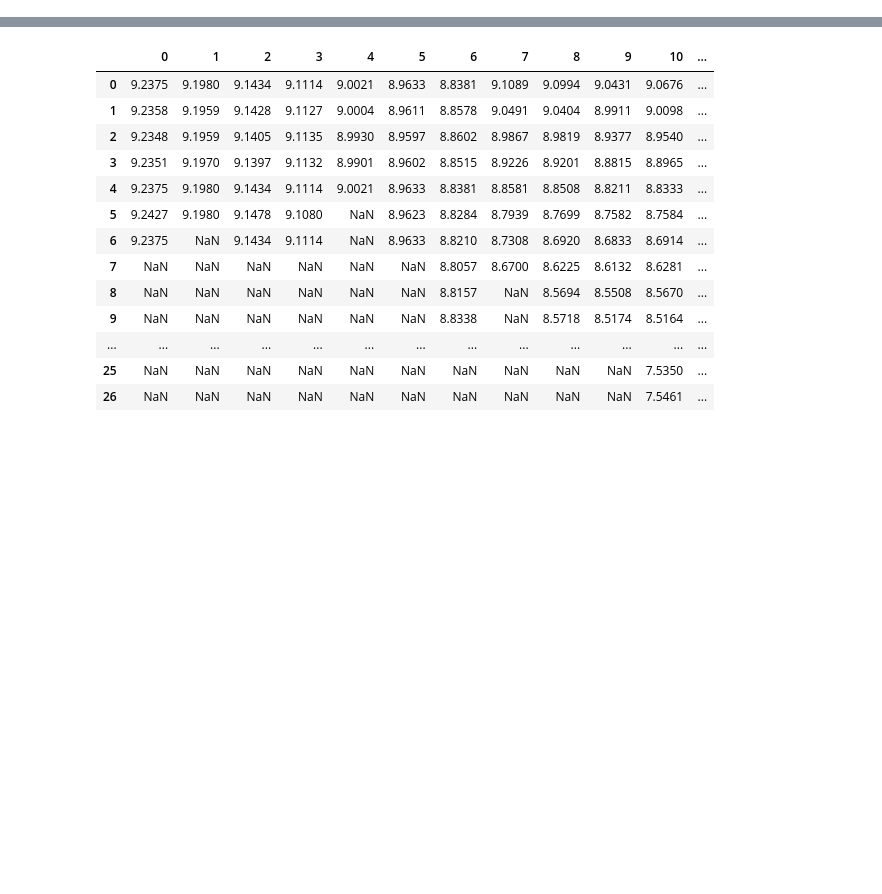
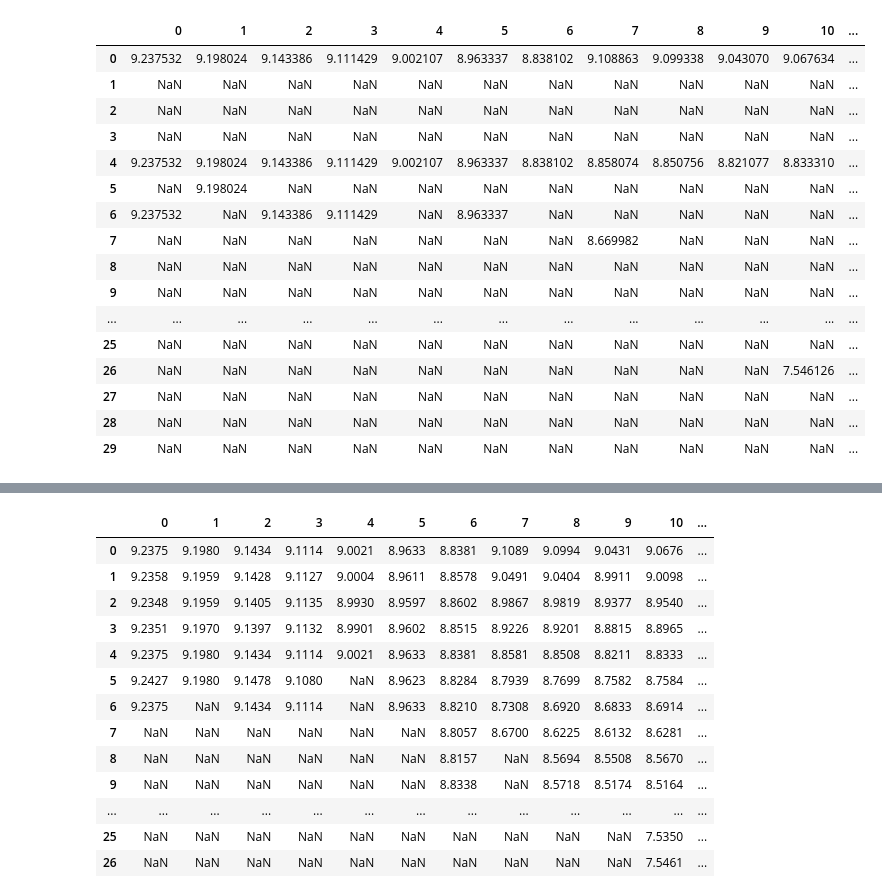
Before and after one commit to NTNUSmartWater/DigiH2O-Platform, a Jupyter notebook: process.ipynb, the cells around one changed output, grey strips where cells are left out. Saved outputs shown, nothing was run; the diff lists cells and outputs as text; code cells hidden in the pictures; blank space fills up the shorter version.

```diff
--- a/process.ipynb
+++ b/process.ipynb
@@ -39,5 +58,6 @@ Data variables: (12/22)
 # %%
-query, time_column, data_, key = 'mesh2d_IM1', 'nTimesDlwq', waq_map, 'waq'
-ids = [1, 0, 5, 4, 3, 7, 6]
-name = functions.variablesNames.get(query, query)
-arr = data_[name].values[:, ids, :]
+arr_hyd = hyd_map['mesh2d_tem1'].values
+mask_all_nan_hyd = np.isnan(arr_hyd).all(axis=(0, 2))
+arr_filtered_hyd = arr_hyd[:, ~mask_all_nan_hyd, :]
+removed_indices = np.where(mask_all_nan_hyd)[0]
+arr_filtered_hyd
@@ -63,0 +98,20 @@ array([[[0.00000000e+00, 0.00000000e+00, 0.00000000e+00, ...,
+# %%
+pd.DataFrame(arr).head(30)
+# %% [output]
+|  | 0 | 1 | 2 | 3 | 4 | 5 | 6 | 7 | 8 | 9 | 10 | ... |
+| 0 | 9.237532 | 9.198024 | 9.143386 | 9.111429 | 9.002107 | 8.963337 | 8.838102 | 9.108863 | 9.099338 | 9.043070 | 9.067634 | ... |
+| 1 | NaN | NaN | NaN | NaN | NaN | NaN | NaN | NaN | NaN | NaN | NaN | ... |
+| 2 | NaN | NaN | NaN | NaN | NaN | NaN | NaN | NaN | NaN | NaN | NaN | ... |
+| 3 | NaN | NaN | NaN | NaN | NaN | NaN | NaN | NaN | NaN | NaN | NaN | ... |
+| 4 | 9.237532 | 9.198024 | 9.143386 | 9.111429 | 9.002107 | 8.963337 | 8.838102 | 8.858074 | 8.850756 | 8.821077 | 8.833310 | ... |
+| 5 | NaN | 9.198024 | NaN | NaN | NaN | NaN | NaN | NaN | NaN | NaN | NaN | ... |
+| 6 | 9.237532 | NaN | 9.143386 | 9.111429 | NaN | 8.963337 | NaN | NaN | NaN | NaN | NaN | ... |
+| 7 | NaN | NaN | NaN | NaN | NaN | NaN | NaN | 8.669982 | NaN | NaN | NaN | ... |
+| 8 | NaN | NaN | NaN | NaN | NaN | NaN | NaN | NaN | NaN | NaN | NaN | ... |
+| 9 | NaN | NaN | NaN | NaN | NaN | NaN | NaN | NaN | NaN | NaN | NaN | ... |
+| ... | ... | ... | ... | ... | ... | ... | ... | ... | ... | ... | ... | ... |
+| 25 | NaN | NaN | NaN | NaN | NaN | NaN | NaN | NaN | NaN | NaN | NaN | ... |
+| 26 | NaN | NaN | NaN | NaN | NaN | NaN | NaN | NaN | NaN | NaN | 7.546126 | ... |
+| 27 | NaN | NaN | NaN | NaN | NaN | NaN | NaN | NaN | NaN | NaN | NaN | ... |
+| 28 | NaN | NaN | NaN | NaN | NaN | NaN | NaN | NaN | NaN | NaN | NaN | ... |
+| 29 | NaN | NaN | NaN | NaN | NaN | NaN | NaN | NaN | NaN | NaN | NaN | ... |
```
Also changed, not shown: parts of 24 cells of this notebook, 14 other files.
